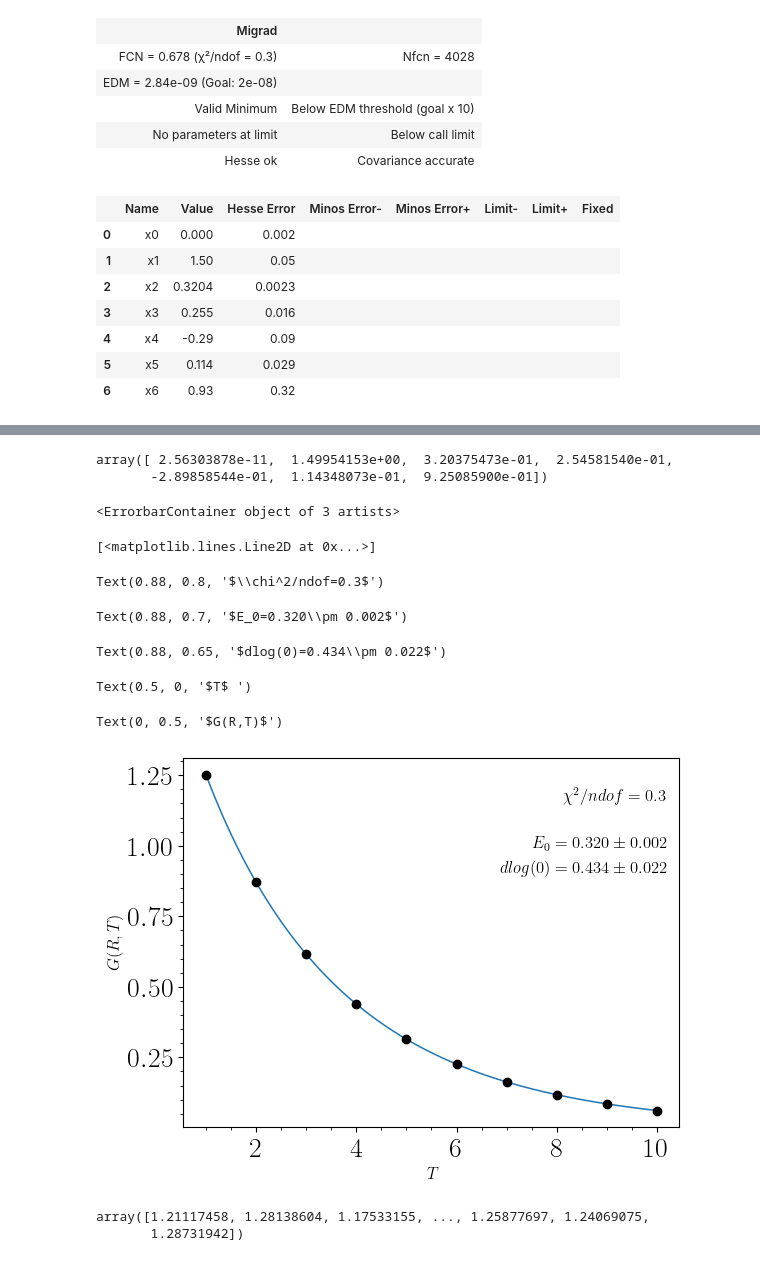
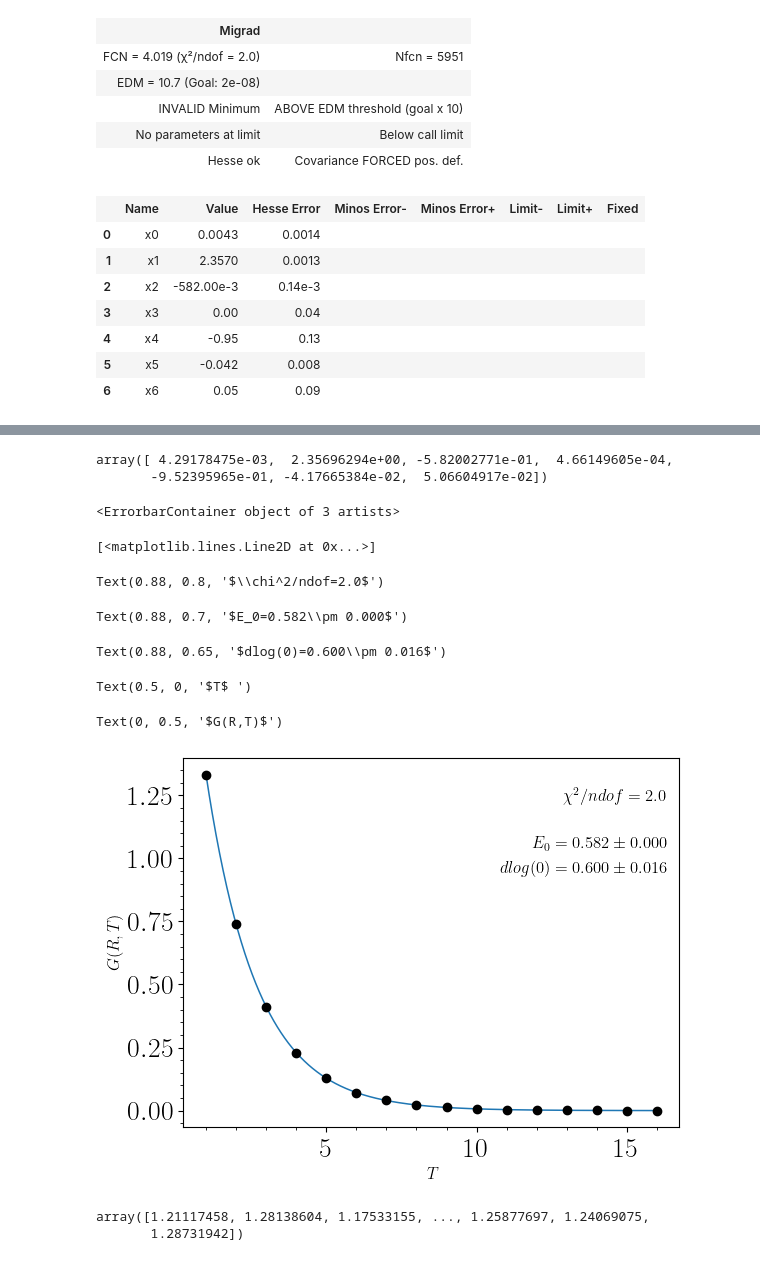
Before and after one commit to smithwya/CoulombGaugeLattice, a Jupyter notebook: Arkaitz/Analysis/various_tests.ipynb, the cells around one changed output, grey strips where cells are left out. Drawn from its saved outputs; the diff is of its cells as text; code cells hidden in the pictures.

Commit message:
Pushing code and inputs for full analysis

```diff
--- a/Arkaitz/Analysis/various_tests.ipynb
+++ b/Arkaitz/Analysis/various_tests.ipynb
@@ -58,7 +58,7 @@ iminuit version: 2.28.0
 # Importing fixed params for analysis
 #------------------------------------------------------------------------------------------------------------------------------------------
 
-with open('ini_files/S_analysis_L16_pole.toml', "rb") as f:
+with open('ini_files/W_analysis_L32_xi=1_pole.toml', "rb") as f:
     params = tomli.load(f)
 
 with open('ini_files/basic_setup_pole.toml', "rb") as f2:
@@ -217,6 +203,6 @@ print(beta)
 # %%
 x=0
-k=3
+k=0
 r=0
 pos=0
 
@@ -259,6 +233,6 @@ for time in range(len(Gc[0])):
 # %%
-x=1
-k=6
+x=0
+k=0
 r=3
 pos=0
 
@@ -305,7 +279,7 @@ tini=1
 tfin=9
 
 funfit='nb_exp_np_pole'
-inipars=[0.0,1.,1.,0.1,1.0,0.1,1.0]
+inipars=[0.0,1.,1.,0.1,1.0,0.1,0.1]
 #funfit='nb_exp_np'
 #inipars=[-0.46355412, -2.793052 ]
 
@@ -364,15 +341,15 @@ array([ 2765.21938808,  5368.8128157 ,  9113.25823357, 14175.09791814,
 | Migrad |  |
-| FCN = 0.678 (χ²/ndof = 0.3) | Nfcn = 4028 |
-| EDM = 2.84e-09 (Goal: 2e-08) |  |
-| Valid Minimum | Below EDM threshold (goal x 10) |
+| FCN = 4.019 (χ²/ndof = 2.0) | Nfcn = 5951 |
+| EDM = 10.7 (Goal: 2e-08) |  |
+| INVALID Minimum | ABOVE EDM threshold (goal x 10) |
 | No parameters at limit | Below call limit |
-| Hesse ok | Covariance accurate |
+| Hesse ok | Covariance FORCED pos. def. |
 |  | Name | Value | Hesse Error | Minos Error- | Minos Error+ | Limit- | Limit+ | Fixed |
-| 0 | x0 | 0.000 | 0.002 |  |  |  |  |  |
-| 1 | x1 | 1.50 | 0.05 |  |  |  |  |  |
-| 2 | x2 | 0.3204 | 0.0023 |  |  |  |  |  |
-| 3 | x3 | 0.255 | 0.016 |  |  |  |  |  |
-| 4 | x4 | -0.29 | 0.09 |  |  |  |  |  |
-| 5 | x5 | 0.114 | 0.029 |  |  |  |  |  |
-| 6 | x6 | 0.93 | 0.32 |  |  |  |  |  |
+| 0 | x0 | 0.0043 | 0.0014 |  |  |  |  |  |
+| 1 | x1 | 2.3570 | 0.0013 |  |  |  |  |  |
+| 2 | x2 | -582.00e-3 | 0.14e-3 |  |  |  |  |  |
+| 3 | x3 | 0.00 | 0.04 |  |  |  |  |  |
+| 4 | x4 | -0.95 | 0.13 |  |  |  |  |  |
+| 5 | x5 | -0.042 | 0.008 |  |  |  |  |  |
+| 6 | x6 | 0.05 | 0.09 |  |  |  |  |  |
 |  | x0 | x1 | x2 | x3 | x4 | x5 | x6 |
@@ -386,13 +363,13 @@ array([ 2765.21938808,  5368.8128157 ,  9113.25823357, 14175.09791814,
-array([ 2.56303878e-11,  1.49954153e+00,  3.20375473e-01,  2.54581540e-01,
-       -2.89858544e-01,  1.14348073e-01,  9.25085900e-01])
+array([ 4.29178475e-03,  2.35696294e+00, -5.82002771e-01,  4.66149605e-04,
+       -9.52395965e-01, -4.17665384e-02,  5.06604917e-02])
 <ErrorbarContainer object of 3 artists>
 [<matplotlib.lines.Line2D at 0x...>]
-Text(0.88, 0.8, '$\\chi^2/ndof=0.3$')
+Text(0.88, 0.8, '$\\chi^2/ndof=2.0$')
-Text(0.88, 0.7, '$E_0=0.320\\pm 0.002$')
+Text(0.88, 0.7, '$E_0=0.582\\pm 0.000$')
-Text(0.88, 0.65, '$dlog(0)=0.434\\pm 0.022$')
+Text(0.88, 0.65, '$dlog(0)=0.600\\pm 0.016$')
 Text(0.5, 0, '$T$ ')
 Text(0, 0.5, '$G(R,T)$')
-[figure, old version]
+[figure, new version]
 # %%
 Gc[:,0]
 np.mean(Gc[:,0])
```
Also changed, not shown: parts of 4 cells of this notebook, 13 other files.
